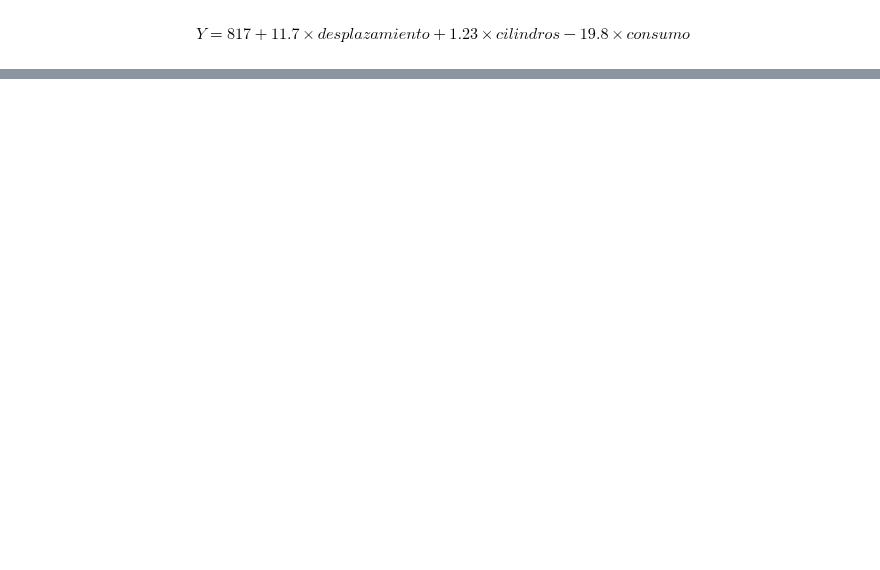
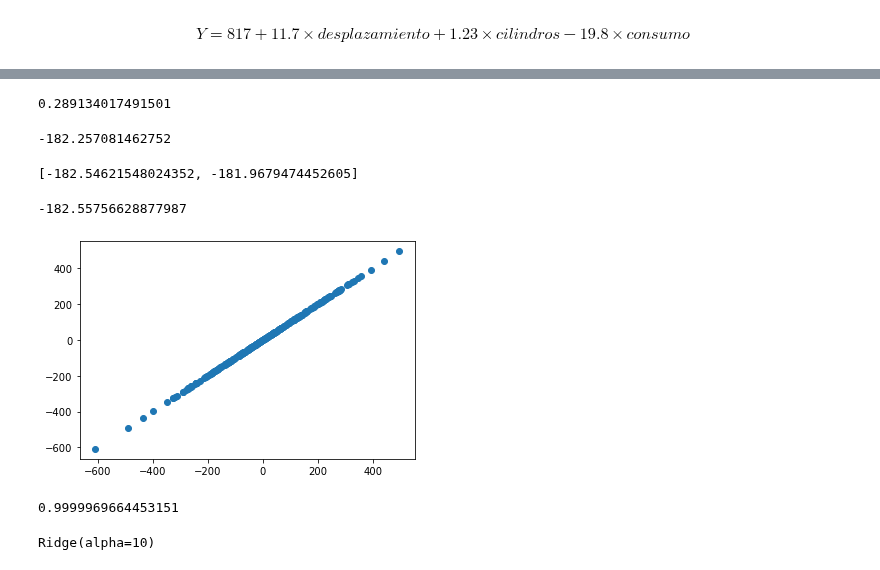
Before and after one commit to felixballestergoytia/Bootcamp_Sep2022, a Jupyter notebook: Regresion_Lineal/Regresion_Lineal.ipynb, the cells around one changed output, grey strips where cells are left out. Saved outputs shown, nothing was run; the diff lists cells and outputs as text; code cells hidden in the pictures; blank space fills up the shorter version.

```diff
--- a/Regresion_Lineal/Regresion_Lineal.ipynb
+++ b/Regresion_Lineal/Regresion_Lineal.ipynb
@@ -53,0 +116,2 @@ modelo_ajustad.feature_names_in_
+# %%
+X_Entrenamiento,X_Test,y_Entrenamiento,y_Test=train_test_split(X,y,random_state=1234,test_size=0.3)
@@ -53,0 +138,4 @@ modelo_ajustad.feature_names_in_
+# %%
+ridge=Ridge()
+# %%
+ridge.fit(X_Entrenamiento,y_Entrenamiento)
@@ -53,0 +170,2 @@ modelo_ajustad.feature_names_in_
+# %%
+y_pred=ridge.predict(X_Test)
@@ -53,0 +180,18 @@ modelo_ajustad.feature_names_in_
+# %%
+(((y_Test - y_pred)**2).sum()/len(y_Test))**(1/2)
+# %% [output]
+0.289134017491501
+# %%
+y_pred[1]
+# %% [output]
+-182.257081462752
+# %%
+
+### aunque sea un array vedlo como si fuera un intervalo
+[y_pred[1]-(((y_Test - y_pred)**2).sum()/len(y_Test))**(1/2),y_pred[1]+(((y_Test - y_pred)**2).sum()/len(y_Test))**(1/2)]
+# %% [output]
+[-182.54621548024352, -181.9679474452605]
+# %%
+y_Test[1]
+# %% [output]
+-182.55756628877987
@@ -53,0 +200,8 @@ modelo_ajustad.feature_names_in_
+# %%
+plt.scatter(y_Test,y_pred);
+# %% [output]
+[figure, added]
+# %%
+ridge.score(X_Test,y_Test)
+# %% [output]
+0.9999969664453151
@@ -53,0 +210,4 @@ modelo_ajustad.feature_names_in_
+# %%
+ridge_10.fit(X_Entrenamiento,y_Entrenamiento)
+# %% [output]
+Ridge(alpha=10)
```
Also changed, not shown: parts of 44 cells of this notebook, 1 other file.
